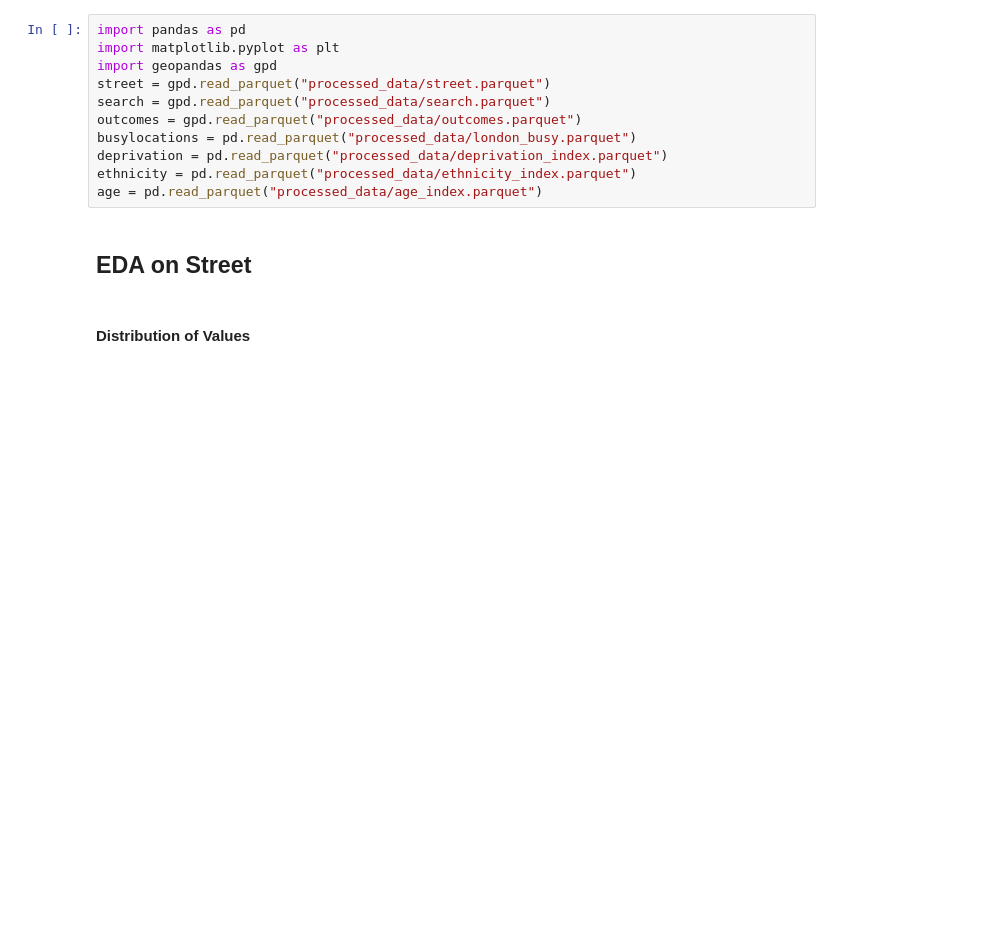
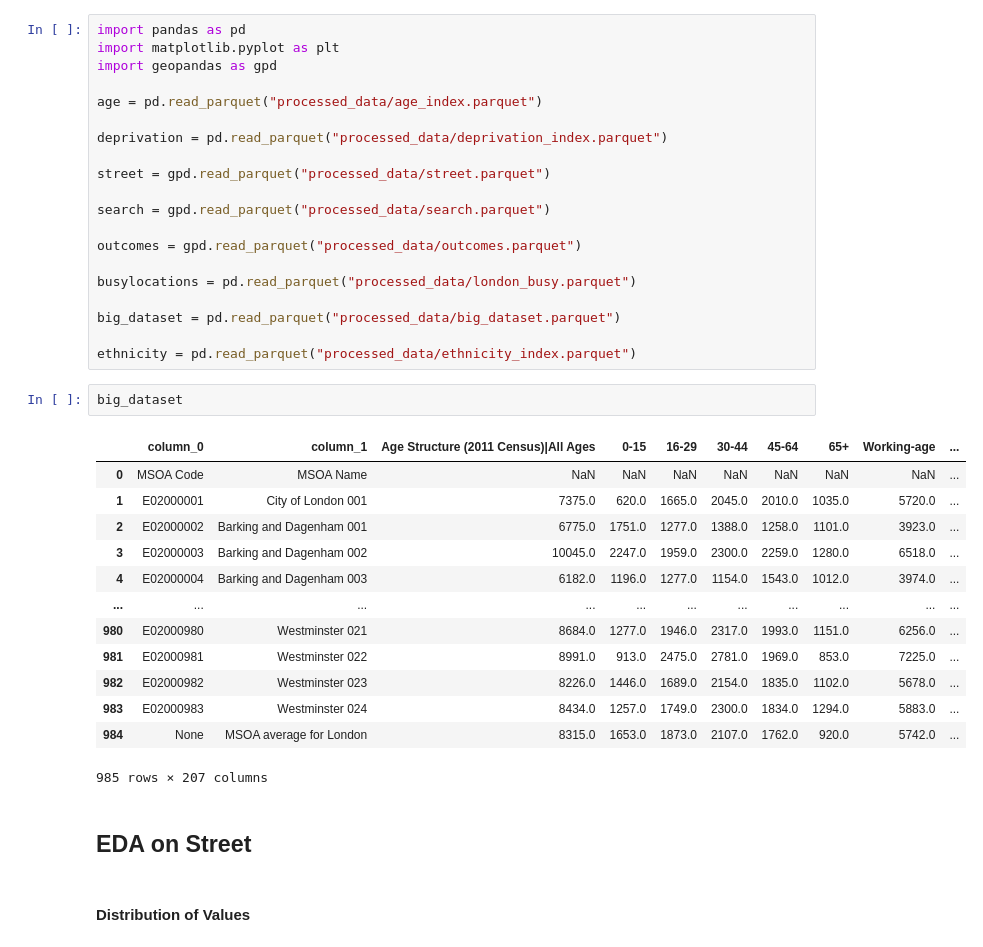
Before and after one commit to skyrimer/ARWCASP, a Jupyter notebook: EDA/basic_eda.ipynb, the cells around one changed output. Drawn from its saved outputs; the diff is of its cells as text; blank space fills up the shorter version.

```diff
--- a/basic_eda.ipynb
+++ b/EDA/basic_eda.ipynb
@@ -2,13 +2,38 @@
 import pandas as pd
 import matplotlib.pyplot as plt
 import geopandas as gpd
+
+age = pd.read_parquet("processed_data/age_index.parquet")
+
+deprivation = pd.read_parquet("processed_data/deprivation_index.parquet")
+
 street = gpd.read_parquet("processed_data/street.parquet")
+
 search = gpd.read_parquet("processed_data/search.parquet")
+
 outcomes = gpd.read_parquet("processed_data/outcomes.parquet")
+
 busylocations = pd.read_parquet("processed_data/london_busy.parquet")
-deprivation = pd.read_parquet("processed_data/deprivation_index.parquet")
+
+big_dataset = pd.read_parquet("processed_data/big_dataset.parquet")
+
 ethnicity = pd.read_parquet("processed_data/ethnicity_index.parquet")
-age = pd.read_parquet("processed_data/age_index.parquet")
+# %%
+big_dataset
+# %% [output]
+|  | column_0 | column_1 | Age Structure (2011 Census)|All Ages | 0-15 | 16-29 | 30-44 | 45-64 | 65+ | Working-age | ... |
+| 0 | MSOA Code | MSOA Name | NaN | NaN | NaN | NaN | NaN | NaN | NaN | ... |
+| 1 | E02000001 | City of London 001 | 7375.0 | 620.0 | 1665.0 | 2045.0 | 2010.0 | 1035.0 | 5720.0 | ... |
+| 2 | E02000002 | Barking and Dagenham 001 | 6775.0 | 1751.0 | 1277.0 | 1388.0 | 1258.0 | 1101.0 | 3923.0 | ... |
+| 3 | E02000003 | Barking and Dagenham 002 | 10045.0 | 2247.0 | 1959.0 | 2300.0 | 2259.0 | 1280.0 | 6518.0 | ... |
+| 4 | E02000004 | Barking and Dagenham 003 | 6182.0 | 1196.0 | 1277.0 | 1154.0 | 1543.0 | 1012.0 | 3974.0 | ... |
+| ... | ... | ... | ... | ... | ... | ... | ... | ... | ... | ... |
+| 980 | E02000980 | Westminster 021 | 8684.0 | 1277.0 | 1946.0 | 2317.0 | 1993.0 | 1151.0 | 6256.0 | ... |
+| 981 | E02000981 | Westminster 022 | 8991.0 | 913.0 | 2475.0 | 2781.0 | 1969.0 | 853.0 | 7225.0 | ... |
+| 982 | E02000982 | Westminster 023 | 8226.0 | 1446.0 | 1689.0 | 2154.0 | 1835.0 | 1102.0 | 5678.0 | ... |
+| 983 | E02000983 | Westminster 024 | 8434.0 | 1257.0 | 1749.0 | 2300.0 | 1834.0 | 1294.0 | 5883.0 | ... |
+| 984 | None | MSOA average for London | 8315.0 | 1653.0 | 1873.0 | 2107.0 | 1762.0 | 920.0 | 5742.0 | ... |
+985 rows × 207 columns
 # %% [markdown]
 ## EDA on Street
 # %% [markdown]
```
Also changed, not shown: 4 other files.
